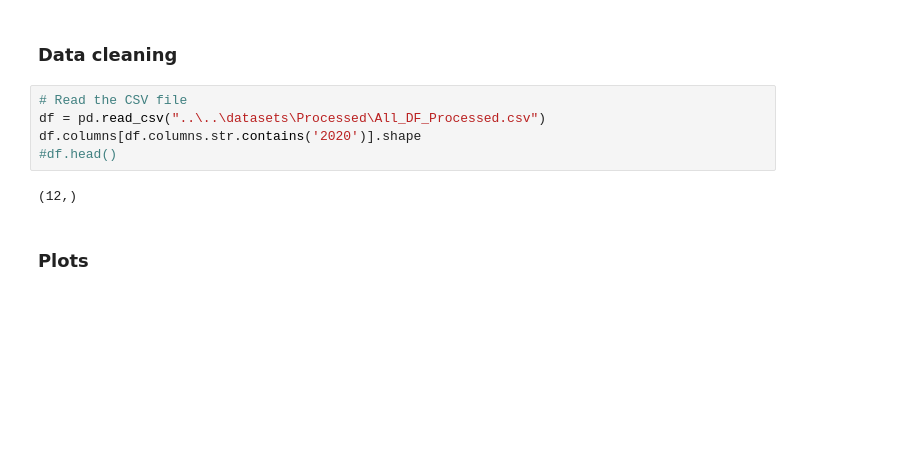
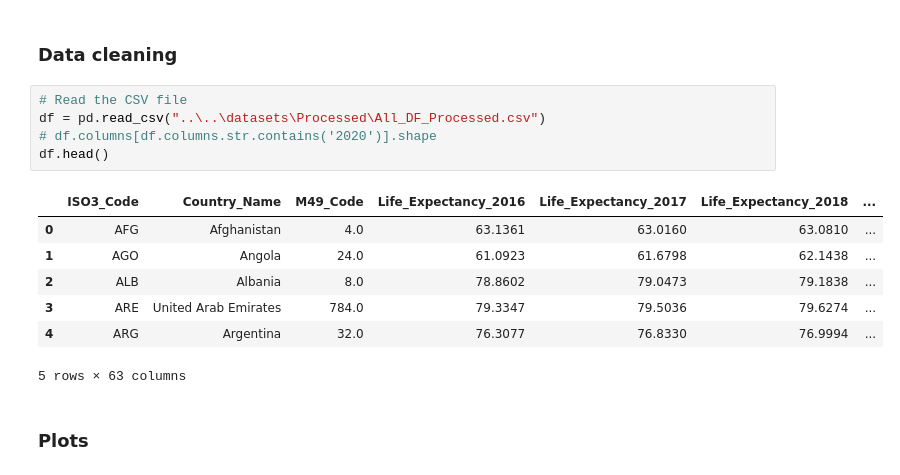
Before and after one commit to Sean2309/10.020_DataDrivenWorld_2D_Project-, a Jupyter notebook: Code/Modelling/linear_regression.ipynb, the cells around one changed output. Drawn from its saved outputs; the diff is of its cells as text; blank space fills up the shorter version.

```diff
--- a/Code/Modelling/linear_regression.ipynb
+++ b/Code/Modelling/linear_regression.ipynb
@@ -79,10 +114,16 @@ def save_fig(
 # %%
 # Read the CSV file
 df = pd.read_csv("..\..\datasets\Processed\All_DF_Processed.csv")
-df.columns[df.columns.str.contains('2020')].shape
-#df.head()
+# df.columns[df.columns.str.contains('2020')].shape
+df.head()
 # %% [output]
+|  | ISO3_Code | Country_Name | M49_Code | Life_Expectancy_2016 | Life_Expectancy_2017 | Life_Expectancy_2018 | ... |
+| 0 | AFG | Afghanistan | 4.0 | 63.1361 | 63.0160 | 63.0810 | ... |
+| 1 | AGO | Angola | 24.0 | 61.0923 | 61.6798 | 62.1438 | ... |
+| 2 | ALB | Albania | 8.0 | 78.8602 | 79.0473 | 79.1838 | ... |
+| 3 | ARE | United Arab Emirates | 784.0 | 79.3347 | 79.5036 | 79.6274 | ... |
+| 4 | ARG | Argentina | 32.0 | 76.3077 | 76.8330 | 76.9994 | ... |
-(12,)
+5 rows × 63 columns
 # %% [markdown]
 ### Plots
 # %% [markdown]
```
Also changed, not shown: parts of 6 cells of this notebook.
